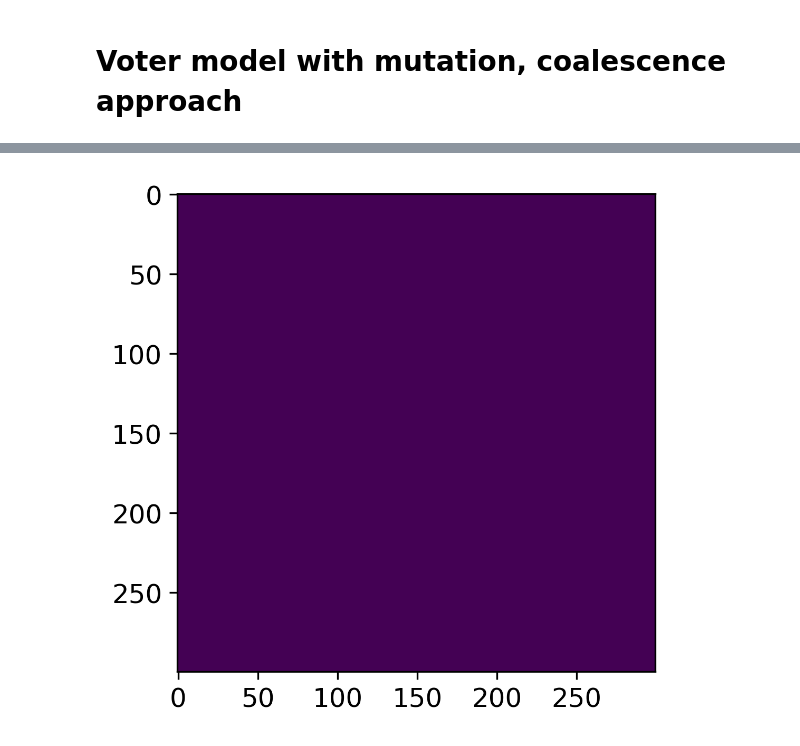
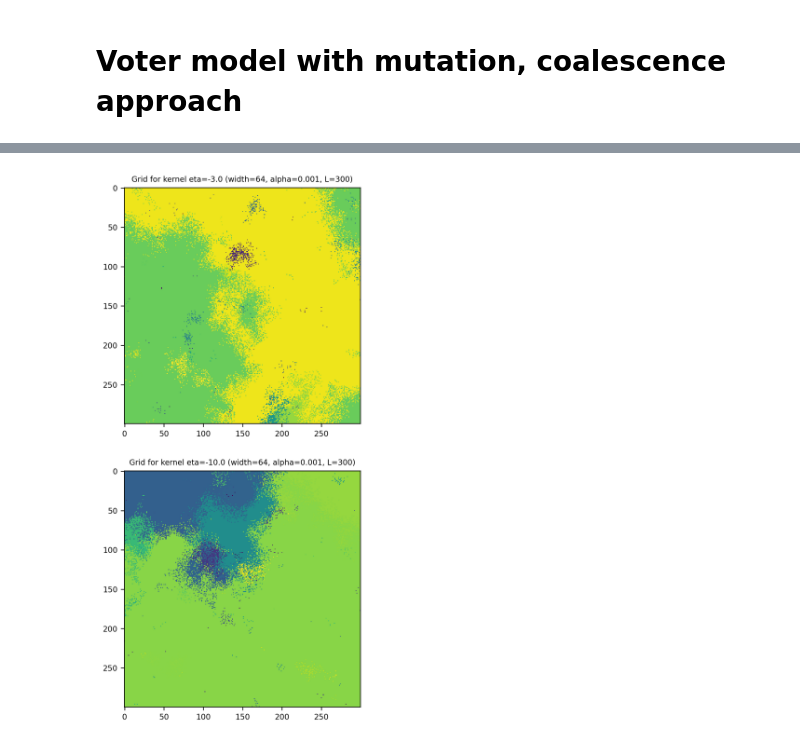
Before and after one commit to jonasargelo/Complex-systems-sim, a Jupyter notebook: backwards_time_voter_model.ipynb, the cells around one changed output, grey strips where cells are left out. Saved outputs shown, nothing was run; the diff lists cells and outputs as text; code cells hidden in the pictures.

```diff
--- a/backwards_time_voter_model.ipynb
+++ b/backwards_time_voter_model.ipynb
@@ -280,8 +271,19 @@ for species in all_species:
-# %%
-plt.imshow(grid)
-plt.show()
-# %% [output]
-[figure, removed]
+# %%
+# Plot ecosystem visualization as 2D grid; before vs. after n iterations
+
+mpl.rc('font', size=8)
+
+fig, axs = plt.subplots(len(etas), 1, figsize = (10,10))
+
+for r,eta in enumerate(etas):
+        axs[r].imshow(all_grids[r])
+        axs[r].set_title(f'Grid for kernel eta={eta} (width={w}, alpha={alpha}, L={L})', fontsize = 8)
+        axs[r].tick_params(axis='x', labelsize=8)
+        axs[r].tick_params(axis='y', labelsize=8)
+
+plt.show()
+# %% [output]
+[figure, added]
 # %%
 for i,grid in enumerate(all_grids):
     areas, num_species = sa_curve(grid)
```
Also changed, not shown: parts of 9 cells of this notebook.
